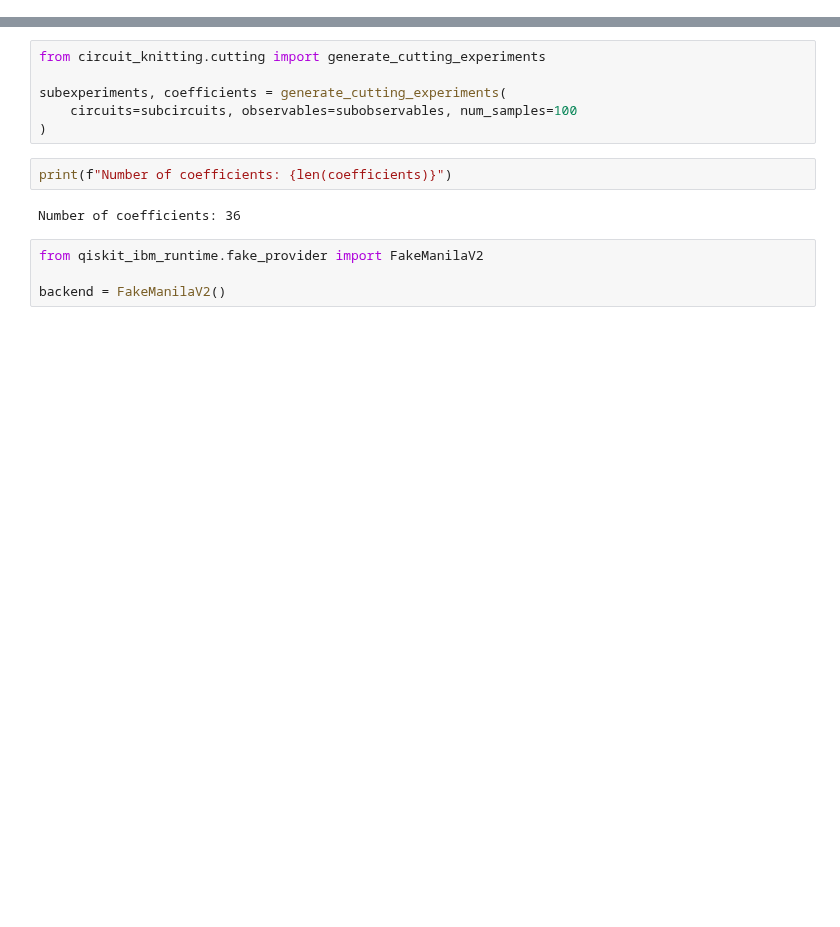
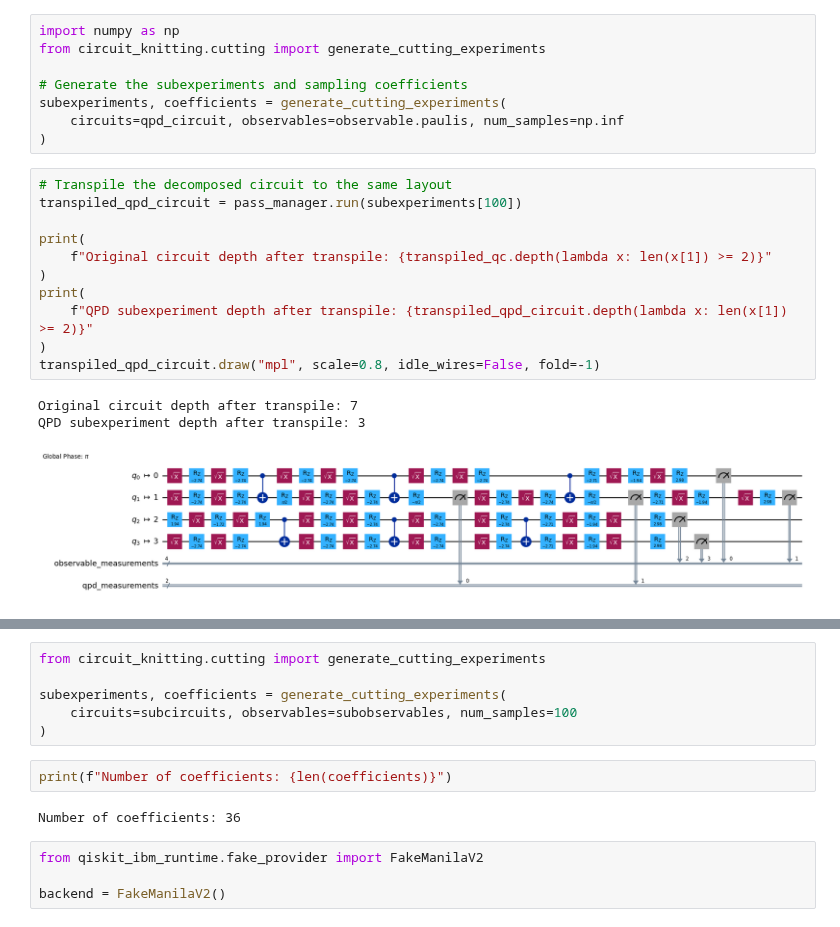
Before and after one commit to nathanieltornow/qtpu, a Jupyter notebook: ckt.ipynb, the cells around one changed output, grey strips where cells are left out. Drawn from its saved outputs; the diff is of its cells as text; blank space fills up the shorter version.

```diff
--- a/ckt.ipynb
+++ b/ckt.ipynb
@@ -34,3 +44,26 @@ subcircuits["A"].draw("mpl", scale=0.8)
+# %%
+import numpy as np
+from circuit_knitting.cutting import generate_cutting_experiments
+
+# Generate the subexperiments and sampling coefficients
+subexperiments, coefficients = generate_cutting_experiments(
+    circuits=qpd_circuit, observables=observable.paulis, num_samples=np.inf
+)
+# %%
+# Transpile the decomposed circuit to the same layout
+transpiled_qpd_circuit = pass_manager.run(subexperiments[100])
+
+print(
+    f"Original circuit depth after transpile: {transpiled_qc.depth(lambda x: len(x[1]) >= 2)}"
+)
+print(
+    f"QPD subexperiment depth after transpile: {transpiled_qpd_circuit.depth(lambda x: len(x[1]) >= 2)}"
+)
+transpiled_qpd_circuit.draw("mpl", scale=0.8, idle_wires=False, fold=-1)
+# %% [output]
+Original circuit depth after transpile: 7
+QPD subexperiment depth after transpile: 3
+[figure, added]
 # %%
 import numpy as np
 
```
Also changed, not shown: parts of 9 cells of this notebook, 15 other files.
